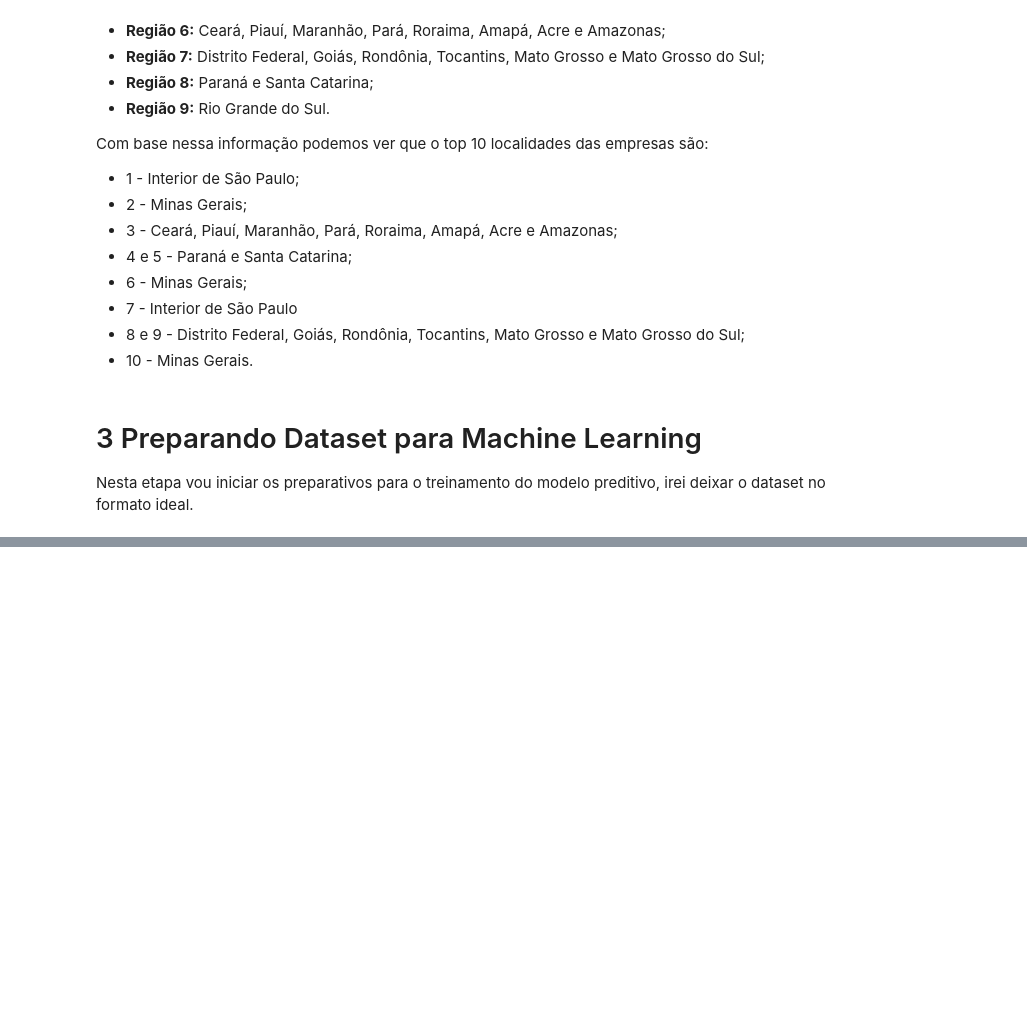
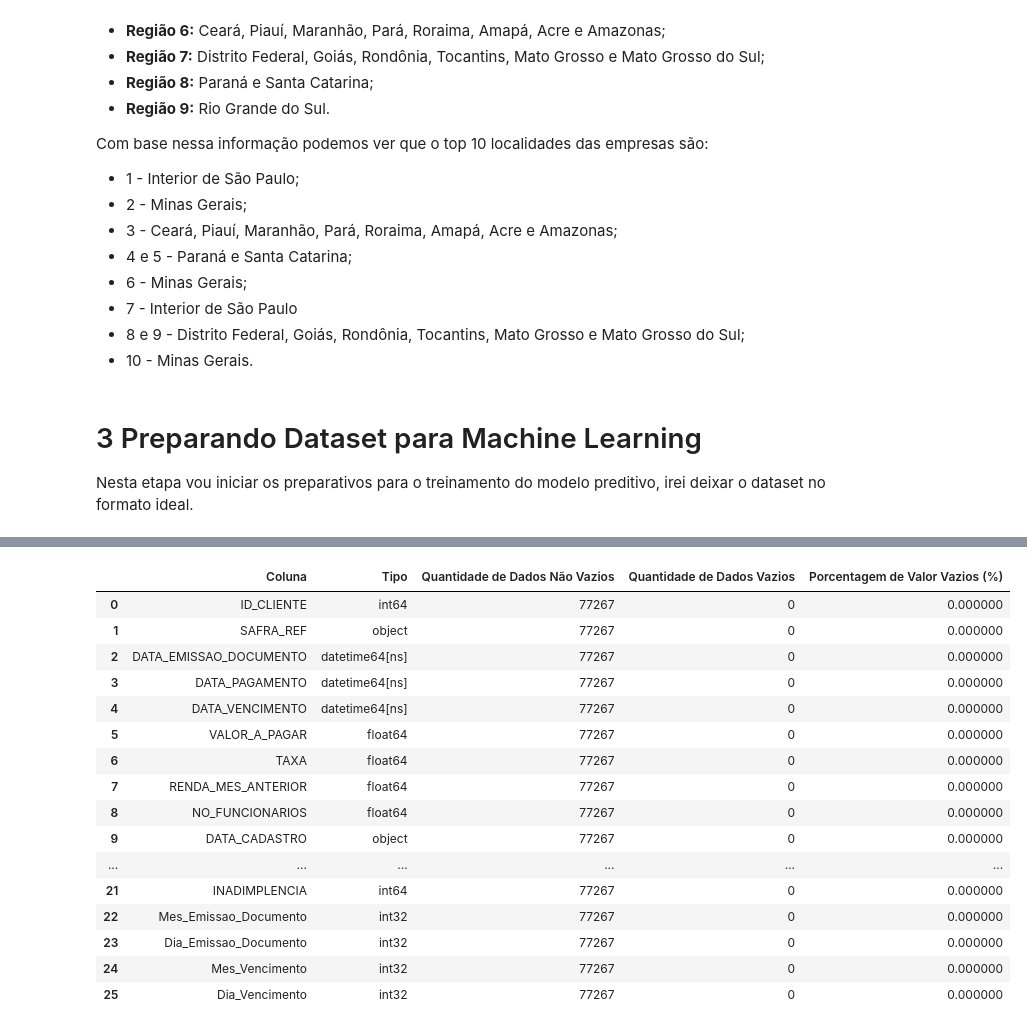
Before and after one commit to rrafahenrique/Modelo-Preditivo-Inadimplencia, a Jupyter notebook: DESAFIO - PARTE II.ipynb, the cells around one changed output, grey strips where cells are left out. Saved outputs shown, nothing was run; the diff lists cells and outputs as text; code cells hidden in the pictures; blank space fills up the shorter version.

```diff
--- a/DESAFIO - PARTE II.ipynb
+++ b/DESAFIO - PARTE II.ipynb
@@ -423,0 +441,4 @@ display(df_explor)
+# %%
+# Juntar (concatenar) os dois dataframe
+df_explor = pd.concat([df_explor,df_seg_ind], axis = 1)
+display(df_explor)
@@ -477,2 +581,22 @@ display(df_explor)
+# %%
+descricão(df_explor)
+# %% [output]
+|  | Coluna | Tipo | Quantidade de Dados Não Vazios | Quantidade de Dados Vazios | Porcentagem de Valor Vazios (%) |
+| 0 | ID_CLIENTE | int64 | 77267 | 0 | 0.000000 |
+| 1 | SAFRA_REF | object | 77267 | 0 | 0.000000 |
+| 2 | DATA_EMISSAO_DOCUMENTO | datetime64[ns] | 77267 | 0 | 0.000000 |
+| 3 | DATA_PAGAMENTO | datetime64[ns] | 77267 | 0 | 0.000000 |
+| 4 | DATA_VENCIMENTO | datetime64[ns] | 77267 | 0 | 0.000000 |
+| 5 | VALOR_A_PAGAR | float64 | 77267 | 0 | 0.000000 |
+| 6 | TAXA | float64 | 77267 | 0 | 0.000000 |
+| 7 | RENDA_MES_ANTERIOR | float64 | 77267 | 0 | 0.000000 |
+| 8 | NO_FUNCIONARIOS | float64 | 77267 | 0 | 0.000000 |
+| 9 | DATA_CADASTRO | object | 77267 | 0 | 0.000000 |
+| ... | ... | ... | ... | ... | ... |
+| 21 | INADIMPLENCIA | int64 | 77267 | 0 | 0.000000 |
+| 22 | Mes_Emissao_Documento | int32 | 77267 | 0 | 0.000000 |
+| 23 | Dia_Emissao_Documento | int32 | 77267 | 0 | 0.000000 |
+| 24 | Mes_Vencimento | int32 | 77267 | 0 | 0.000000 |
+| 25 | Dia_Vencimento | int32 | 77267 | 0 | 0.000000 |
 # %%
 # Elimina as colunas que não serão utilizadas
```
Also changed, not shown: parts of 35 cells of this notebook, 11 other files.
